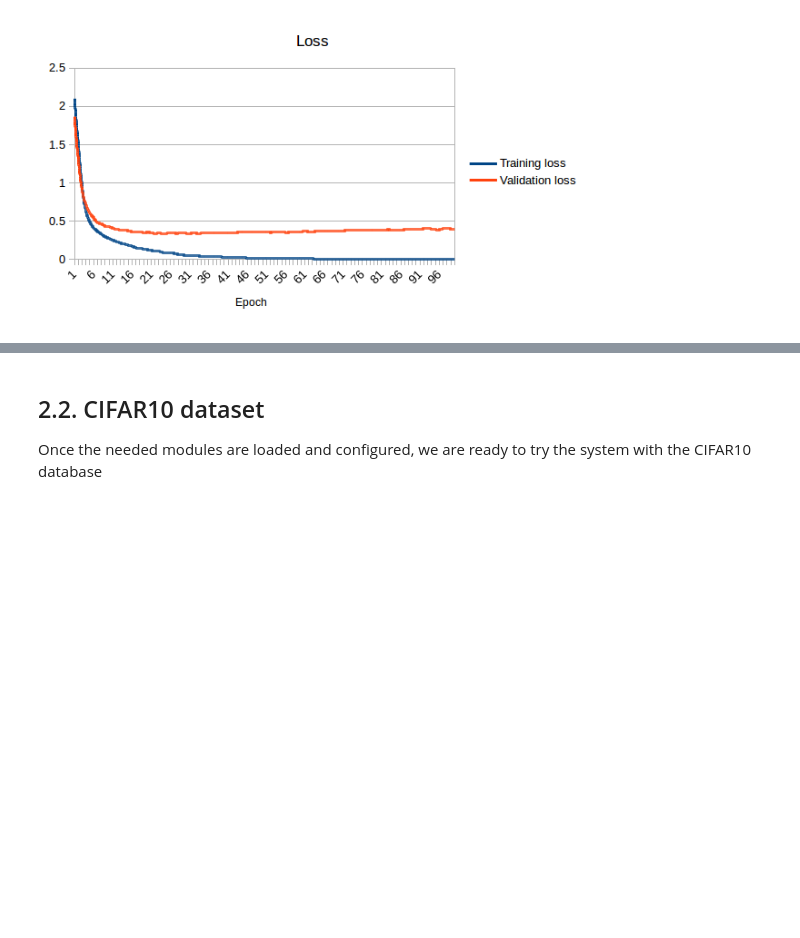
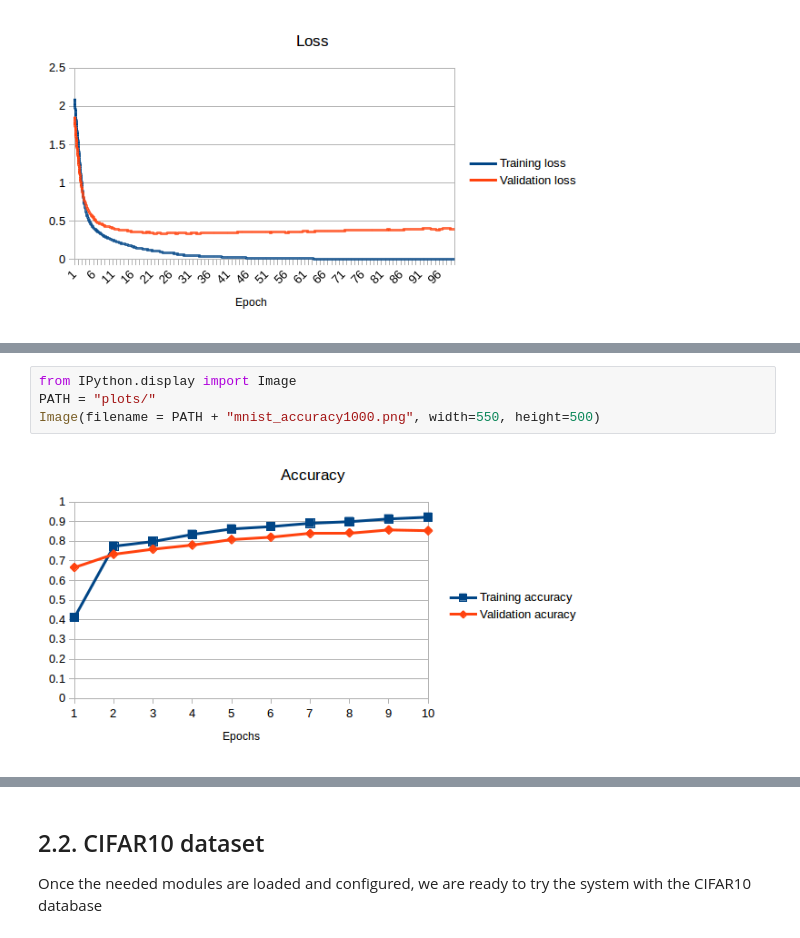
Before and after one commit to telecombcn-dl/dlcv01, a Jupyter notebook: Task_2.ipynb, the cells around one changed output, grey strips where cells are left out. Cells and saved outputs as stored; diff of their text form; blank space fills up the shorter version.

```diff
--- a/Task_2.ipynb
+++ b/Task_2.ipynb
@@ -186,0 +239,6 @@ Image(filename = PATH + "Lossoverfitting.png", width=550, height=500)
+# %%
+from IPython.display import Image
+PATH = "plots/"
+Image(filename = PATH + "mnist_accuracy1000.png", width=550, height=500)
+# %% [output]
+[figure, added]
```
Also changed, not shown: parts of 12 cells of this notebook.
